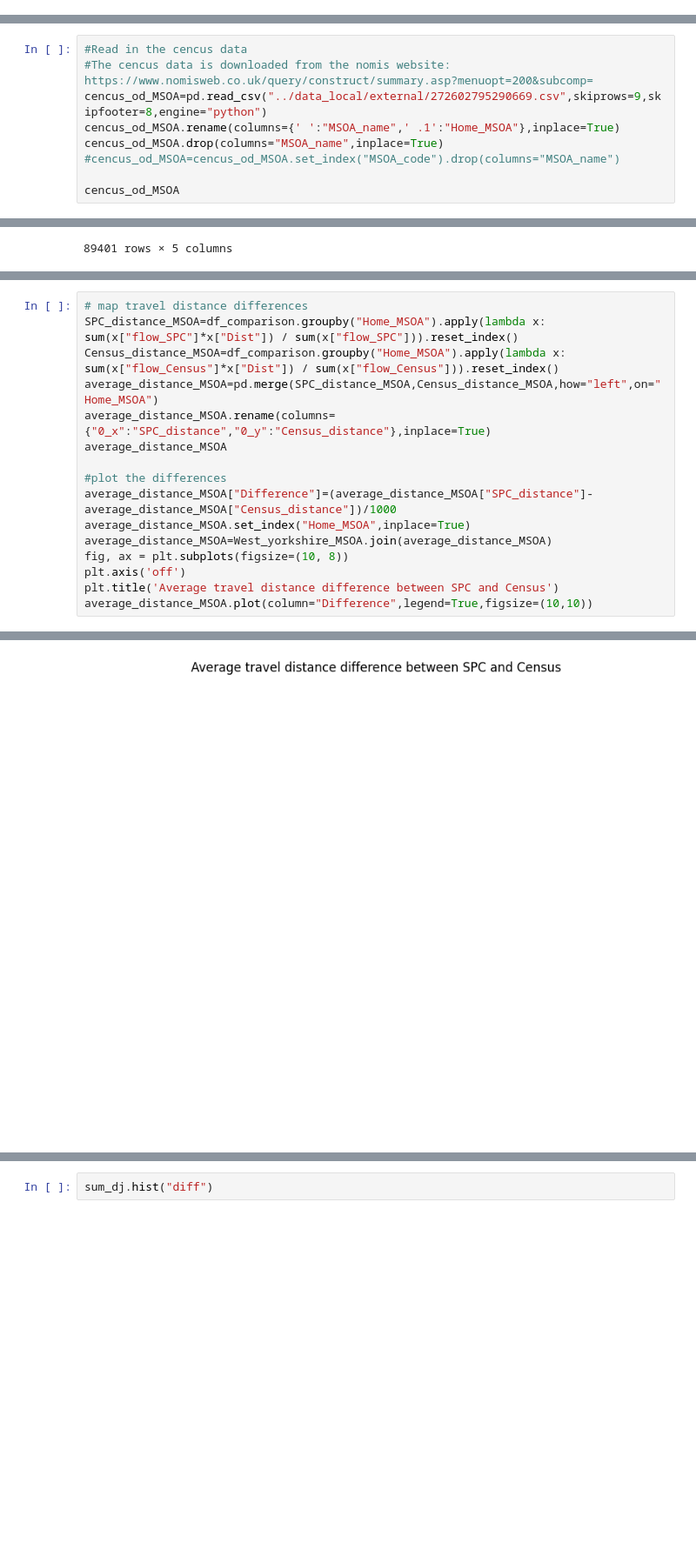
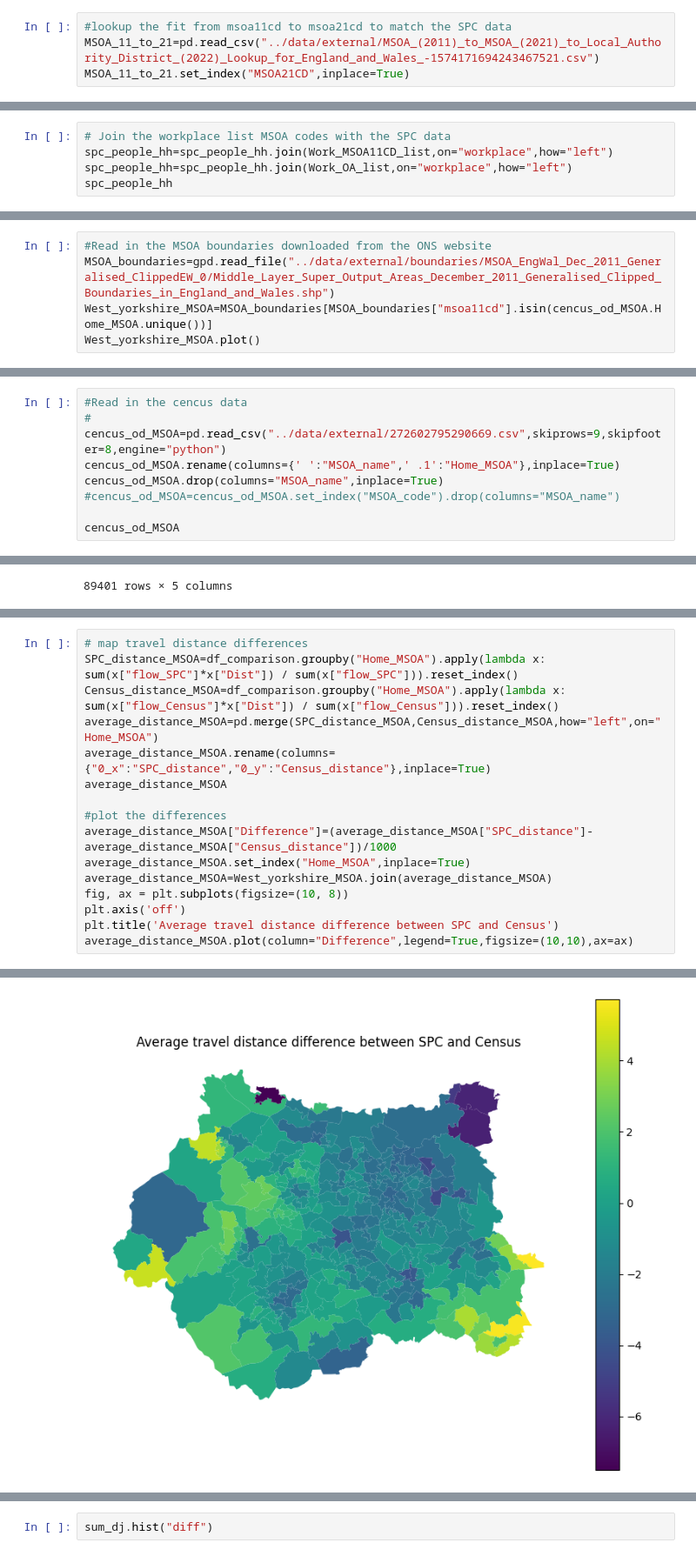
Before and after one commit to Urban-Analytics-Technology-Platform/acbm, a Jupyter notebook: notebooks/Validation_SPC_with Cencus.ipynb, the cells around one changed output, grey strips where cells are left out. Shown at 87% size. Drawn from its saved outputs; the diff is of its cells as text; blank space fills up the shorter version.

```diff
--- a/notebooks/Validation_SPC_with Cencus.ipynb
+++ b/notebooks/Validation_SPC_with Cencus.ipynb
@@ -554,0 +165,4 @@ Leeds_OD_matrix
+# %%
+#lookup the fit from msoa11cd to msoa21cd to match the SPC data
+MSOA_11_to_21=pd.read_csv("../data/external/MSOA_(2011)_to_MSOA_(2021)_to_Local_Authority_District_(2022)_Lookup_for_England_and_Wales_-1574171694243467521.csv")
+MSOA_11_to_21.set_index("MSOA21CD",inplace=True)
@@ -554,0 +197,5 @@ Leeds_OD_matrix
+# %%
+# Join the workplace list MSOA codes with the SPC data
+spc_people_hh=spc_people_hh.join(Work_MSOA11CD_list,on="workplace",how="left")
+spc_people_hh=spc_people_hh.join(Work_OA_list,on="workplace",how="left")
+spc_people_hh
@@ -840,0 +372,5 @@ no_workplace
+# %%
+#Read in the MSOA boundaries downloaded from the ONS website
+MSOA_boundaries=gpd.read_file("../data/external/boundaries/MSOA_EngWal_Dec_2011_Generalised_ClippedEW_0/Middle_Layer_Super_Output_Areas_December_2011_Generalised_Clipped_Boundaries_in_England_and_Wales.shp")
+West_yorkshire_MSOA=MSOA_boundaries[MSOA_boundaries["msoa11cd"].isin(cencus_od_MSOA.Home_MSOA.unique())]
+West_yorkshire_MSOA.plot()
@@ -841,7 +382,7 @@ no_workplace
 # %%
 #Read in the cencus data
-#The cencus data is downloaded from the nomis website: https://www.nomisweb.co.uk/query/construct/summary.asp?menuopt=200&subcomp=
-cencus_od_MSOA=pd.read_csv("../data_local/external/272602795290669.csv",skiprows=9,skipfooter=8,engine="python")
+#
+cencus_od_MSOA=pd.read_csv("../data/external/272602795290669.csv",skiprows=9,skipfooter=8,engine="python")
 cencus_od_MSOA.rename(columns={' ':"MSOA_name",' .1':"Home_MSOA"},inplace=True)
 cencus_od_MSOA.drop(columns="MSOA_name",inplace=True)
 #cencus_od_MSOA=cencus_od_MSOA.set_index("MSOA_code").drop(columns="MSOA_name")
@@ -987,5 +526,5 @@ average_distance_MSOA=West_yorkshire_MSOA.join(average_distance_MSOA)
 fig, ax = plt.subplots(figsize=(10, 8))
 plt.axis('off')
 plt.title('Average travel distance difference between SPC and Census')
-average_distance_MSOA.plot(column="Difference",legend=True,figsize=(10,10))
+average_distance_MSOA.plot(column="Difference",legend=True,figsize=(10,10),ax=ax)
 # %% [output]
@@ -993 +532 @@ average_distance_MSOA.plot(column="Difference",legend=True,figsize=(10,10))
-[figure, old version]
+[figure, new version]
```
Also changed, not shown: parts of 131 cells of this notebook.
